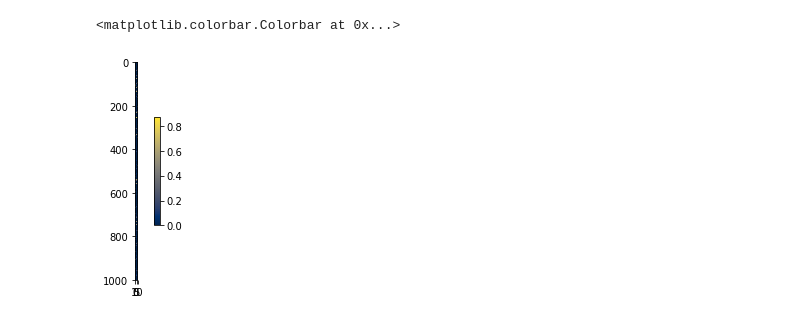
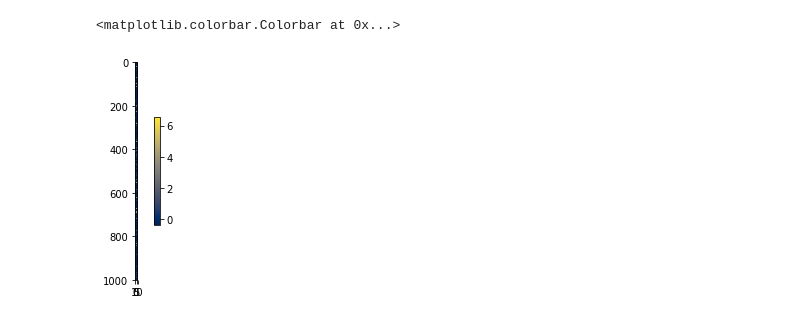
Before and after one commit to superrrpotato/Backpropagated-Neighborhood-Aggregation-for-Accurate-Training-of-Spiking-Neural-Networks, a Jupyter notebook: single_neuron_experiment.ipynb, the cells around one changed output. Saved outputs shown, nothing was run; the diff lists cells and outputs as text; code cells hidden in the pictures.

```diff
--- a/single_neuron_experiment.ipynb
+++ b/single_neuron_experiment.ipynb
@@ -121,11 +121,15 @@ temp = 0.5
 # %%
+from scipy import stats
+
 a = np.random.randint(0,20, size=(input_num,time_step))
 a = (a==0).astype(float)
 a_smooth = smooth(a, i_input_decay)
+a_smooth = stats.zscore(a_smooth)
+
 plt.figure(figsize=(6,4))
 plt.imshow(a_smooth, cmap='cividis')
 plt.colorbar(shrink=.5)
 # %% [output]
 <matplotlib.colorbar.Colorbar at 0x...>
-[figure, old version]
+[figure, new version]
 # %%
```
Also changed, not shown: parts of 2 cells of this notebook, 1 other file.
